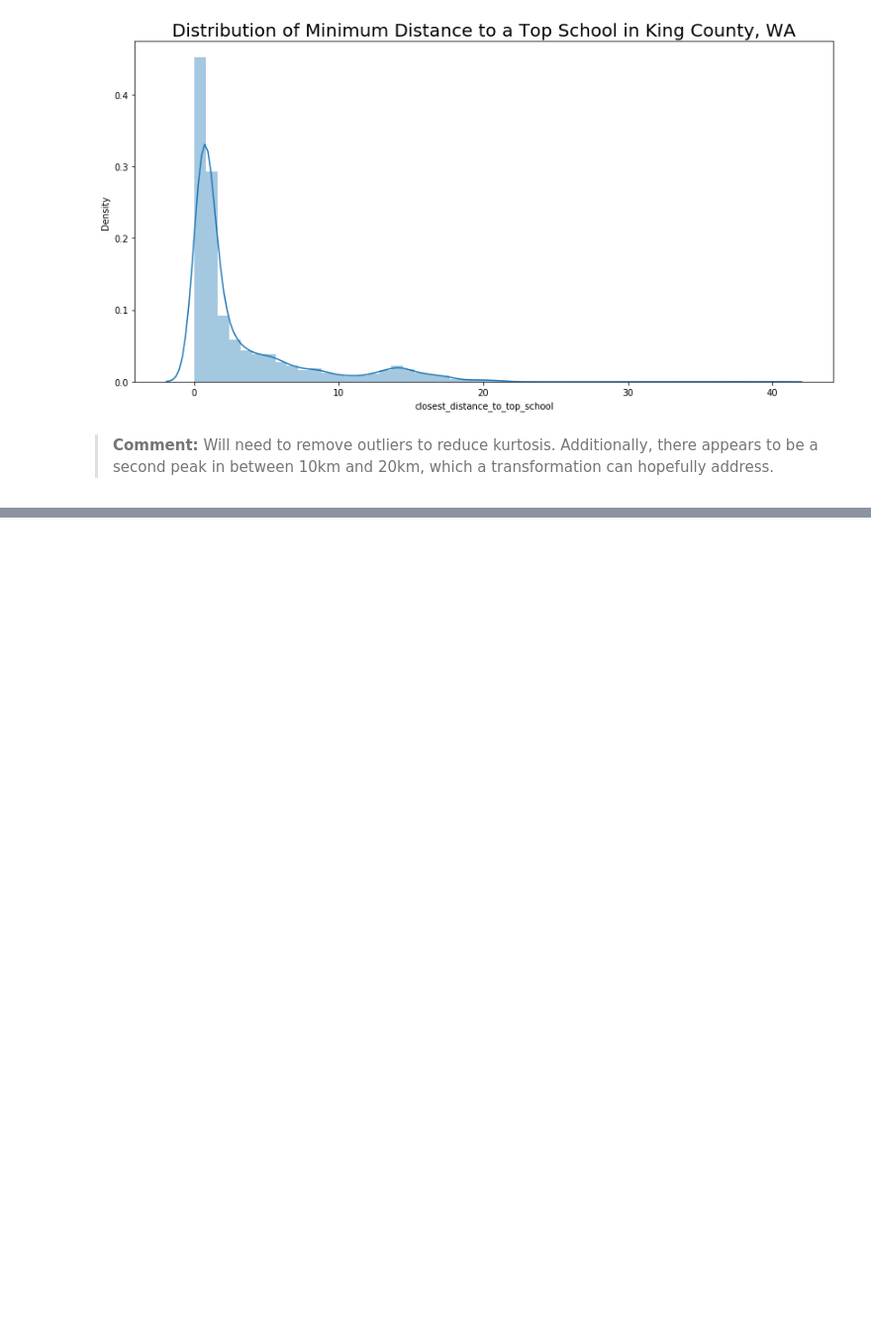
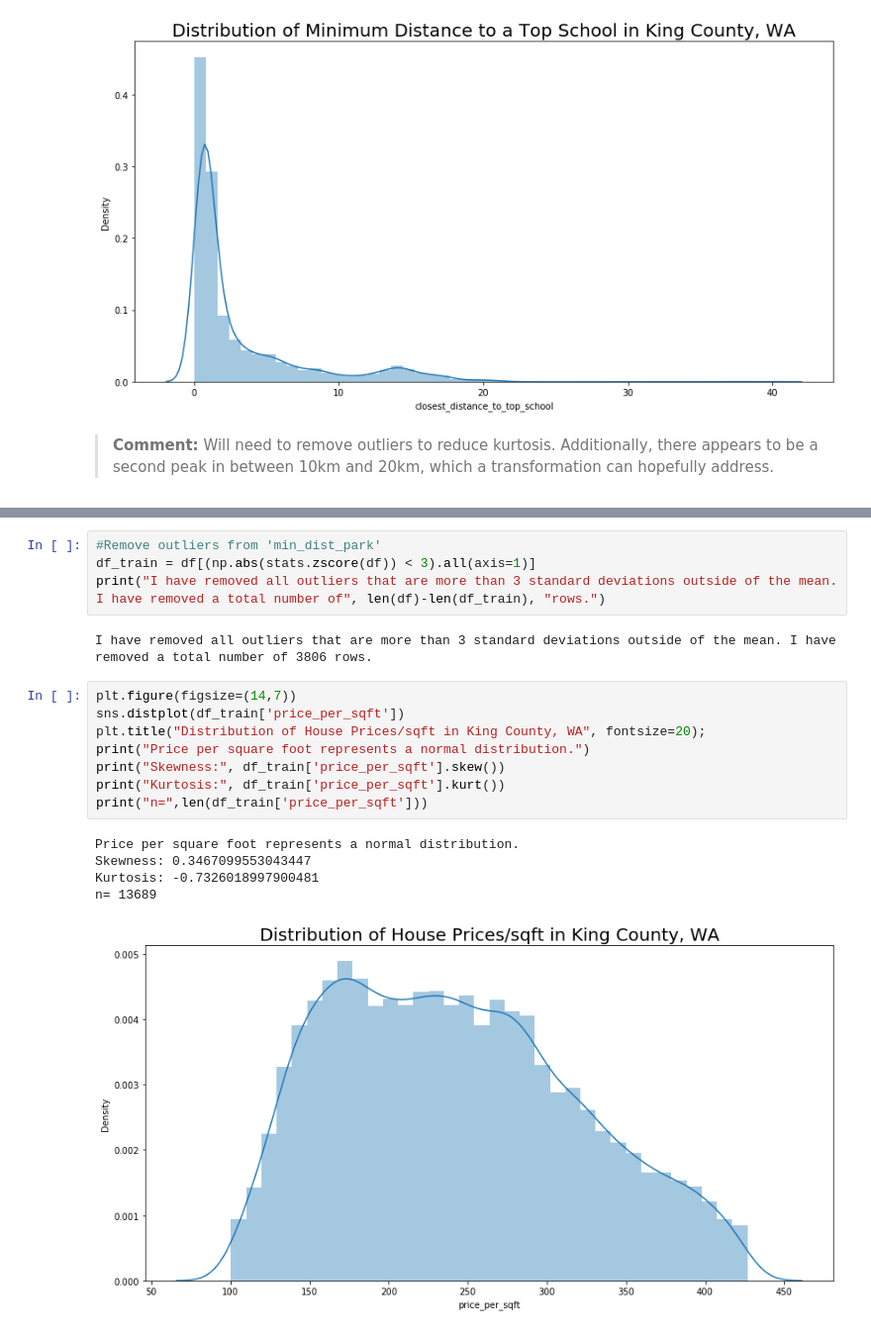
Before and after one commit to dtunnicliffe/house-price-regression-project, a Jupyter notebook: Finalizing Model with Master .csv.ipynb, the cells around one changed output, grey strips where cells are left out. Shown at 99% size. Drawn from its saved outputs; the diff is of its cells as text; blank space fills up the shorter version.

```diff
--- a/Finalizing Model with Master .csv.ipynb
+++ b/Finalizing Model with Master .csv.ipynb
@@ -131,0 +140,20 @@ n= 17495
+# %%
+#Remove outliers from 'min_dist_park'
+df_train = df[(np.abs(stats.zscore(df)) < 3).all(axis=1)]
+print("I have removed all outliers that are more than 3 standard deviations outside of the mean. I have removed a total number of", len(df)-len(df_train), "rows.")
+# %% [output]
+I have removed all outliers that are more than 3 standard deviations outside of the mean. I have removed a total number of 3806 rows.
+# %%
+plt.figure(figsize=(14,7))
+sns.distplot(df_train['price_per_sqft'])
+plt.title("Distribution of House Prices/sqft in King County, WA", fontsize=20);
+print("Price per square foot represents a normal distribution.")
+print("Skewness:", df_train['price_per_sqft'].skew())
+print("Kurtosis:", df_train['price_per_sqft'].kurt())
+print("n=",len(df_train['price_per_sqft']))
+# %% [output]
+Price per square foot represents a normal distribution.
+Skewness: 0.3467099553043447
+Kurtosis: -0.7326018997900481
+n= 13689
+[figure, added]
```
Also changed, not shown: parts of 34 cells of this notebook.
